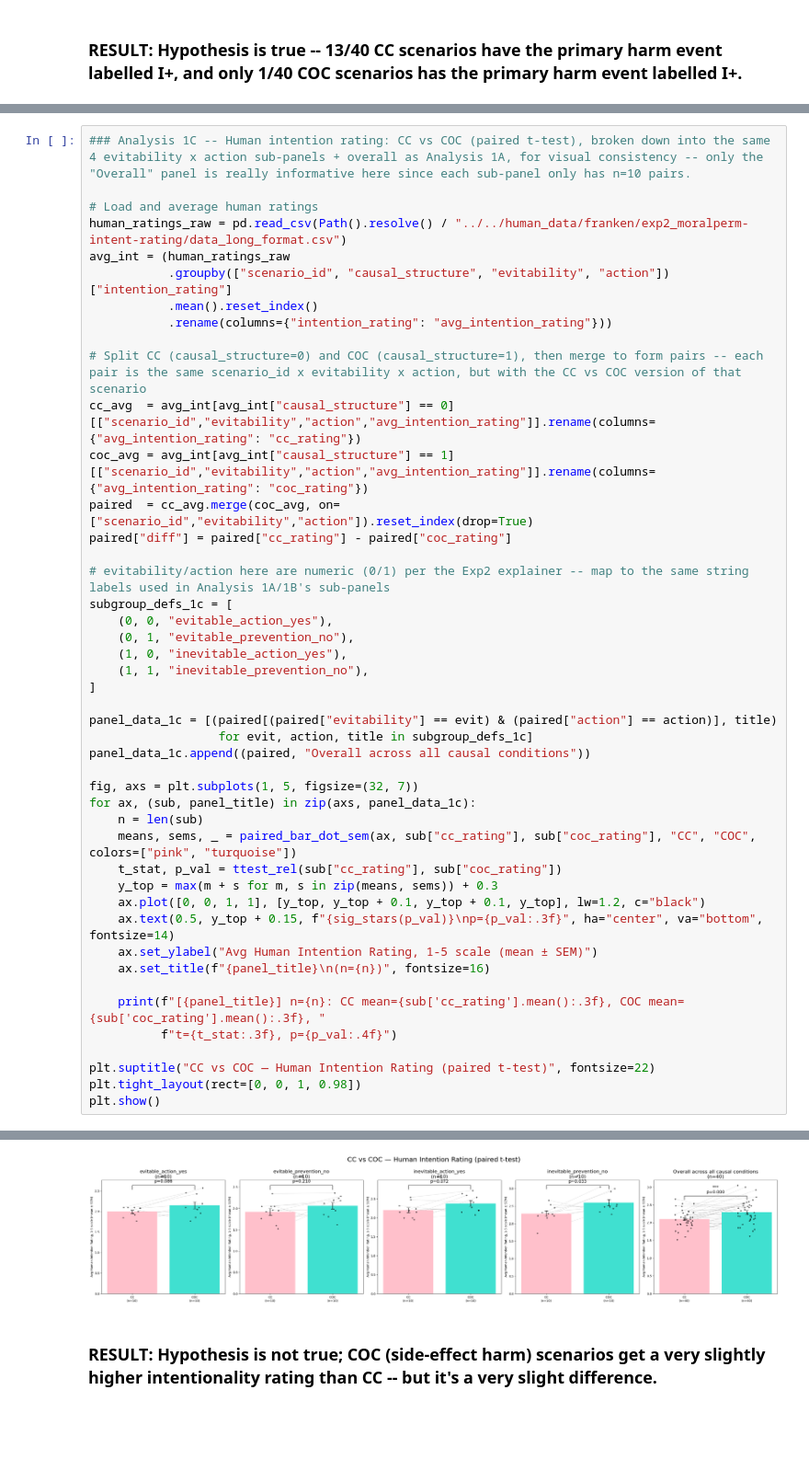
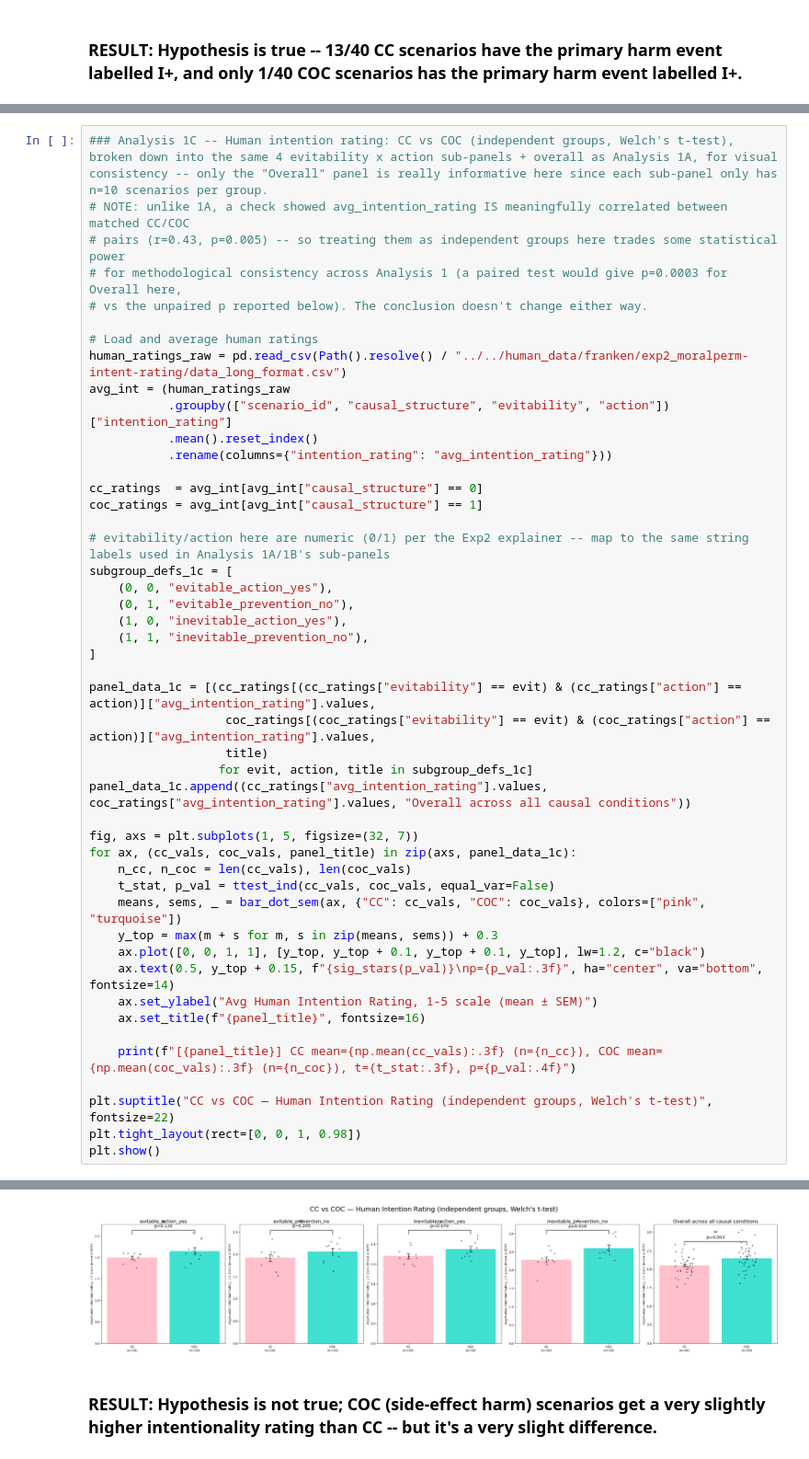
Before and after one commit to AIObjectives/graph_extract, a Jupyter notebook: analysis/franken/analysis_top_level.ipynb, the cells around one changed output, grey strips where cells are left out. Shown at 92% size. Cells and saved outputs as stored; diff of their text form; blank space fills up the shorter version.

Commit message:
removed pairing of scenario from 1A and 1C too

```diff
--- a/analysis/franken/analysis_top_level.ipynb
+++ b/analysis/franken/analysis_top_level.ipynb
@@ -405,7 +430,11 @@ plt.show()
 
 ### **Hypothesis:** The CC scenarios should have gotten higher intentionality ratings compared to COC
 # %%
-### Analysis 1C -- Human intention rating: CC vs COC (paired t-test), broken down into the same 4 evitability x action sub-panels + overall as Analysis 1A, for visual consistency -- only the "Overall" panel is really informative here since each sub-panel only has n=10 pairs.
+### Analysis 1C -- Human intention rating: CC vs COC (independent groups, Welch's t-test), broken down into the same 4 evitability x action sub-panels + overall as Analysis 1A, for visual consistency -- only the "Overall" panel is really informative here since each sub-panel only has n=10 scenarios per group.
+# NOTE: unlike 1A, a check showed avg_intention_rating IS meaningfully correlated between matched CC/COC
+# pairs (r=0.43, p=0.005) -- so treating them as independent groups here trades some statistical power
+# for methodological consistency across Analysis 1 (a paired test would give p=0.0003 for Overall here,
+# vs the unpaired p reported below). The conclusion doesn't change either way.
 
 # Load and average human ratings
 human_ratings_raw = pd.read_csv(Path().resolve() / "../../human_data/franken/exp2_moralperm-intent-rating/data_long_format.csv")
@@ -414,11 +443,8 @@ avg_int = (human_ratings_raw
            .mean().reset_index()
            .rename(columns={"intention_rating": "avg_intention_rating"}))
 
-# Split CC (causal_structure=0) and COC (causal_structure=1), then merge to form pairs -- each pair is the same scenario_id x evitability x action, but with the CC vs COC version of that scenario
-cc_avg  = avg_int[avg_int["causal_structure"] == 0][["scenario_id","evitability","action","avg_intention_rating"]].rename(columns={"avg_intention_rating": "cc_rating"})
-coc_avg = avg_int[avg_int["causal_structure"] == 1][["scenario_id","evitability","action","avg_intention_rating"]].rename(columns={"avg_intention_rating": "coc_rating"})
-paired  = cc_avg.merge(coc_avg, on=["scenario_id","evitability","action"]).reset_index(drop=True)
-paired["diff"] = paired["cc_rating"] - paired["coc_rating"]
+cc_ratings  = avg_int[avg_int["causal_structure"] == 0]
+coc_ratings = avg_int[avg_int["causal_structure"] == 1]
 
 # evitability/action here are numeric (0/1) per the Exp2 explainer -- map to the same string labels used in Analysis 1A/1B's sub-panels
 subgroup_defs_1c = [
@@ -428,25 +454,26 @@ subgroup_defs_1c = [
     (1, 1, "inevitable_prevention_no"),
 ]
 
-panel_data_1c = [(paired[(paired["evitability"] == evit) & (paired["action"] == action)], title)
+panel_data_1c = [(cc_ratings[(cc_ratings["evitability"] == evit) & (cc_ratings["action"] == action)]["avg_intention_rating"].values,
+                   coc_ratings[(coc_ratings["evitability"] == evit) & (coc_ratings["action"] == action)]["avg_intention_rating"].values,
+                   title)
                   for evit, action, title in subgroup_defs_1c]
-panel_data_1c.append((paired, "Overall across all causal conditions"))
+panel_data_1c.append((cc_ratings["avg_intention_rating"].values, coc_ratings["avg_intention_rating"].values, "Overall across all causal conditions"))
 
 fig, axs = plt.subplots(1, 5, figsize=(32, 7))
-for ax, (sub, panel_title) in zip(axs, panel_data_1c):
-    n = len(sub)
-    means, sems, _ = paired_bar_dot_sem(ax, sub["cc_rating"], sub["coc_rating"], "CC", "COC", colors=["pink", "turquoise"])
-    t_stat, p_val = ttest_rel(sub["cc_rating"], sub["coc_rating"])
+for ax, (cc_vals, coc_vals, panel_title) in zip(axs, panel_data_1c):
+    n_cc, n_coc = len(cc_vals), len(coc_vals)
+    t_stat, p_val = ttest_ind(cc_vals, coc_vals, equal_var=False)
+    means, sems, _ = bar_dot_sem(ax, {"CC": cc_vals, "COC": coc_vals}, colors=["pink", "turquoise"])
     y_top = max(m + s for m, s in zip(means, sems)) + 0.3
     ax.plot([0, 0, 1, 1], [y_top, y_top + 0.1, y_top + 0.1, y_top], lw=1.2, c="black")
     ax.text(0.5, y_top + 0.15, f"{sig_stars(p_val)}\np={p_val:.3f}", ha="center", va="bottom", fontsize=14)
     ax.set_ylabel("Avg Human Intention Rating, 1-5 scale (mean ± SEM)")
-    ax.set_title(f"{panel_title}\n(n={n})", fontsize=16)
+    ax.set_title(f"{panel_title}", fontsize=16)
 
-    print(f"[{panel_title}] n={n}: CC mean={sub['cc_rating'].mean():.3f}, COC mean={sub['coc_rating'].mean():.3f}, "
-          f"t={t_stat:.3f}, p={p_val:.4f}")
+    print(f"[{panel_title}] CC mean={np.mean(cc_vals):.3f} (n={n_cc}), COC mean={np.mean(coc_vals):.3f} (n={n_coc}), t={t_stat:.3f}, p={p_val:.4f}")
 
-plt.suptitle("CC vs COC — Human Intention Rating (paired t-test)", fontsize=22)
+plt.suptitle("CC vs COC — Human Intention Rating (independent groups, Welch's t-test)", fontsize=22)
 plt.tight_layout(rect=[0, 0, 1, 0.98])
 plt.show()
 # %% [output]
@@ -458,4 +485,4 @@ plt.show()
-[figure, old version]
+[figure, new version]
 # %% [markdown]
 ### **RESULT:** Hypothesis is not true; COC (side-effect harm) scenarios get a very slightly higher intentionality rating than CC -- but it's a very slight difference.
 # %% [markdown]
```
Also changed, not shown: parts of 5 cells of this notebook.
